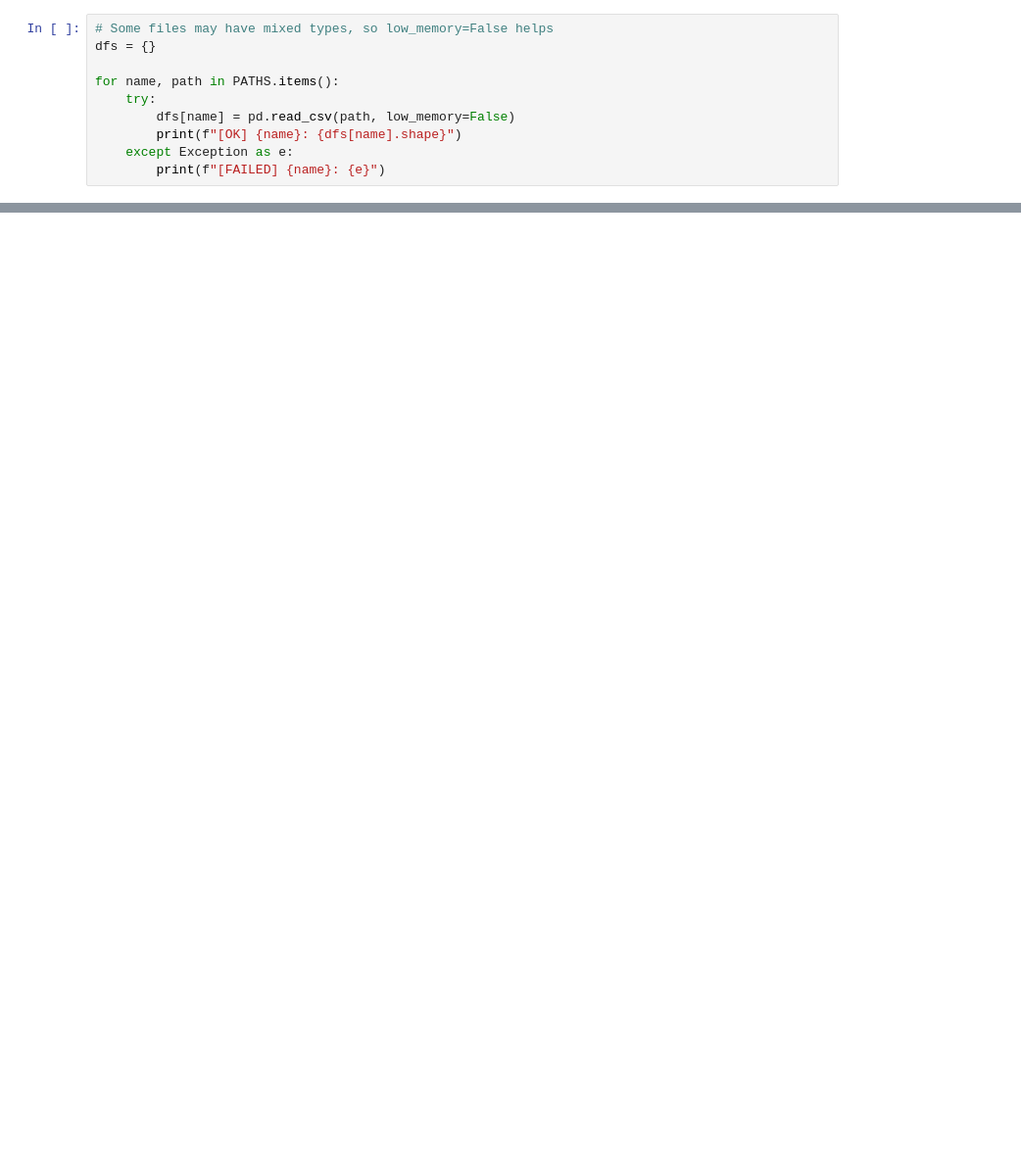
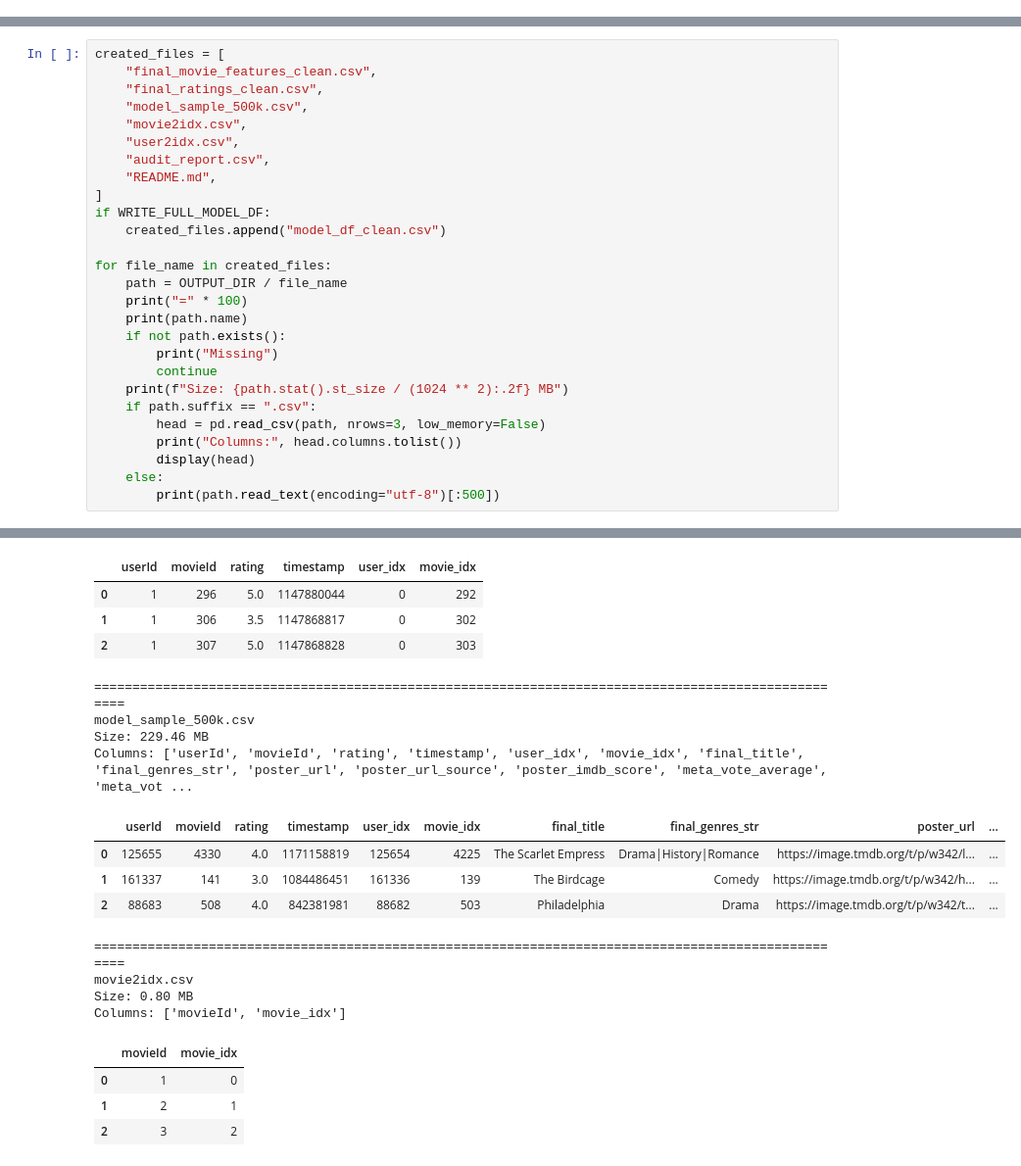
Before and after one commit to MuradIbrahimov/multimodal_movie_recommender, a Jupyter notebook: dataset/merge.ipynb, the cells around one changed output, grey strips where cells are left out. Shown at 98% size. Drawn from its saved outputs; the diff is of its cells as text; blank space fills up the shorter version.

```diff
--- a/dataset/merge.ipynb
+++ b/dataset/merge.ipynb
@@ -31,10 +0,0 @@ PATHS = {
-# %%
-# Some files may have mixed types, so low_memory=False helps
-dfs = {}
-
-for name, path in PATHS.items():
-    try:
-        dfs[name] = pd.read_csv(path, low_memory=False)
-        print(f"[OK] {name}: {dfs[name].shape}")
-    except Exception as e:
-        print(f"[FAILED] {name}: {e}")
@@ -1182,0 +990,28 @@ subprocess.check_call([sys.executable, str(script)])
+# %%
+created_files = [
+    "final_movie_features_clean.csv",
+    "final_ratings_clean.csv",
+    "model_sample_500k.csv",
+    "movie2idx.csv",
+    "user2idx.csv",
+    "audit_report.csv",
+    "README.md",
+]
+if WRITE_FULL_MODEL_DF:
+    created_files.append("model_df_clean.csv")
+
+for file_name in created_files:
+    path = OUTPUT_DIR / file_name
+    print("=" * 100)
+    print(path.name)
+    if not path.exists():
+        print("Missing")
+        continue
+    print(f"Size: {path.stat().st_size / (1024 ** 2):.2f} MB")
+    if path.suffix == ".csv":
+        head = pd.read_csv(path, nrows=3, low_memory=False)
+        print("Columns:", head.columns.tolist())
+        display(head)
+    else:
+        print(path.read_text(encoding="utf-8")[:500])
+# %% [output]
@@ -1182,0 +1030,20 @@ subprocess.check_call([sys.executable, str(script)])
+|  | userId | movieId | rating | timestamp | user_idx | movie_idx |
+| 0 | 1 | 296 | 5.0 | 1147880044 | 0 | 292 |
+| 1 | 1 | 306 | 3.5 | 1147868817 | 0 | 302 |
+| 2 | 1 | 307 | 5.0 | 1147868828 | 0 | 303 |
+====================================================================================================
+model_sample_500k.csv
+Size: 229.46 MB
+Columns: ['userId', 'movieId', 'rating', 'timestamp', 'user_idx', 'movie_idx', 'final_title', 'final_genres_str', 'poster_url', 'poster_url_source', 'poster_imdb_score', 'meta_vote_average', 'meta_vot ...
+|  | userId | movieId | rating | timestamp | user_idx | movie_idx | final_title | final_genres_str | poster_url | ... |
+| 0 | 125655 | 4330 | 4.0 | 1171158819 | 125654 | 4225 | The Scarlet Empress | Drama|History|Romance | https://image.tmdb.org/t/p/w342/l... | ... |
+| 1 | 161337 | 141 | 3.0 | 1084486451 | 161336 | 139 | The Birdcage | Comedy | https://image.tmdb.org/t/p/w342/h... | ... |
+| 2 | 88683 | 508 | 4.0 | 842381981 | 88682 | 503 | Philadelphia | Drama | https://image.tmdb.org/t/p/w342/t... | ... |
+====================================================================================================
+movie2idx.csv
+Size: 0.80 MB
+Columns: ['movieId', 'movie_idx']
+|  | movieId | movie_idx |
+| 0 | 1 | 0 |
+| 1 | 2 | 1 |
+| 2 | 3 | 2 |
```
Also changed, not shown: parts of 53 cells of this notebook, 6 other files.
